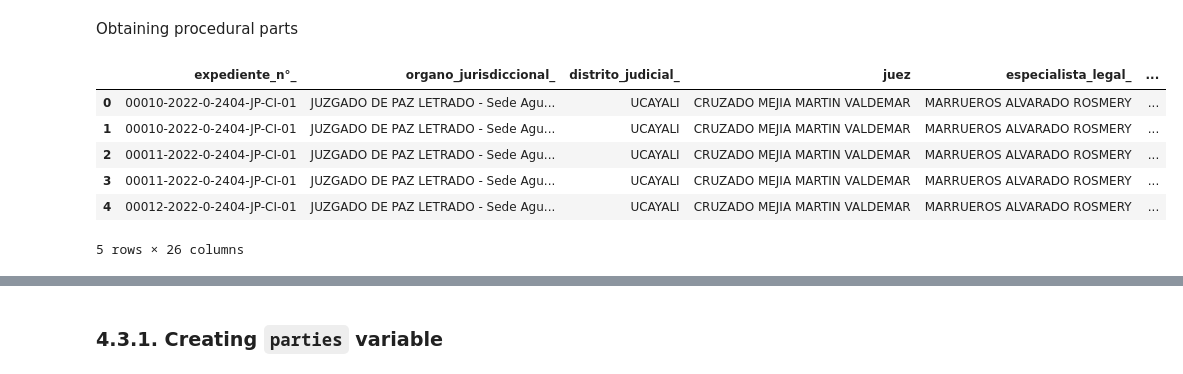
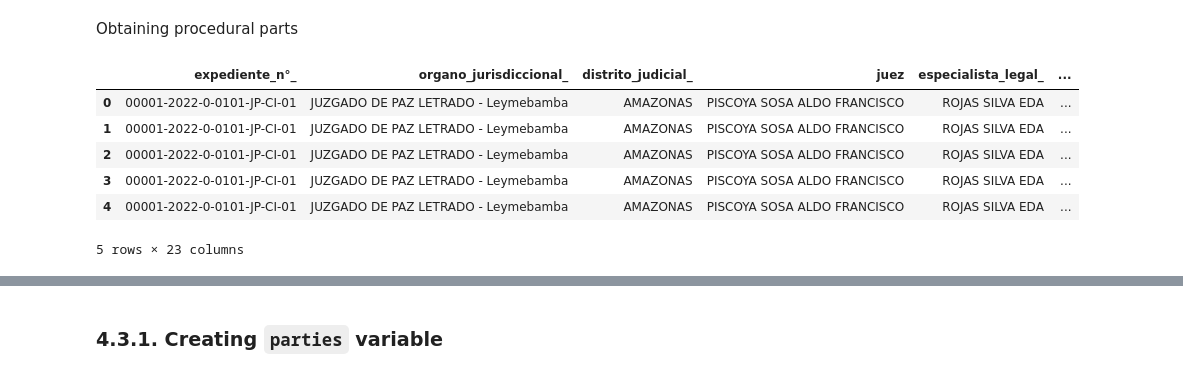
Before and after one commit to mgutierrezc/peru-amag-stats, a Jupyter notebook: case_outcomes/Case Outcomes for Amag II.ipynb, the cells around one changed output, grey strips where cells are left out. Saved outputs shown, nothing was run; the diff lists cells and outputs as text; code cells hidden in the pictures.

Commit message:
base version of case outcomes w amag i and ii

```diff
--- a/case_outcomes/Case Outcomes for Amag II.ipynb
+++ b/case_outcomes/Case Outcomes for Amag II.ipynb
@@ -829,14 +892,14 @@ reportes_amag.to_csv(dc_interm_path + "/reportes_amag_ii_clean.csv")
 # %% [markdown]
 Obtaining procedural parts
 # %%
-procedural_parts_amag_ii_raw = read_pickle("procedural_parts_amag_ii_raw.pkl", dc_temp_path)
+procedural_parts_amag_raw = read_pickle("procedural_parts_amag_raw.pkl", dc_temp_path)
 # %%
-procedural_parts_amag_ii_raw.head()
+procedural_parts_amag_raw.head()
 # %% [output]
 |  | expediente_n°_ | organo_jurisdiccional_ | distrito_judicial_ | juez | especialista_legal_ | ... |
-| 0 | 00010-2022-0-2404-JP-CI-01 | JUZGADO DE PAZ LETRADO - Sede Agu... | UCAYALI | CRUZADO MEJIA MARTIN VALDEMAR | MARRUEROS ALVARADO ROSMERY | ... |
-| 1 | 00010-2022-0-2404-JP-CI-01 | JUZGADO DE PAZ LETRADO - Sede Agu... | UCAYALI | CRUZADO MEJIA MARTIN VALDEMAR | MARRUEROS ALVARADO ROSMERY | ... |
-| 2 | 00011-2022-0-2404-JP-CI-01 | JUZGADO DE PAZ LETRADO - Sede Agu... | UCAYALI | CRUZADO MEJIA MARTIN VALDEMAR | MARRUEROS ALVARADO ROSMERY | ... |
-| 3 | 00011-2022-0-2404-JP-CI-01 | JUZGADO DE PAZ LETRADO - Sede Agu... | UCAYALI | CRUZADO MEJIA MARTIN VALDEMAR | MARRUEROS ALVARADO ROSMERY | ... |
-| 4 | 00012-2022-0-2404-JP-CI-01 | JUZGADO DE PAZ LETRADO - Sede Agu... | UCAYALI | CRUZADO MEJIA MARTIN VALDEMAR | MARRUEROS ALVARADO ROSMERY | ... |
+| 0 | 00001-2022-0-0101-JP-CI-01 | JUZGADO DE PAZ LETRADO - Leymebamba | AMAZONAS | PISCOYA SOSA ALDO FRANCISCO | ROJAS SILVA EDA | ... |
+| 1 | 00001-2022-0-0101-JP-CI-01 | JUZGADO DE PAZ LETRADO - Leymebamba | AMAZONAS | PISCOYA SOSA ALDO FRANCISCO | ROJAS SILVA EDA | ... |
+| 2 | 00001-2022-0-0101-JP-CI-01 | JUZGADO DE PAZ LETRADO - Leymebamba | AMAZONAS | PISCOYA SOSA ALDO FRANCISCO | ROJAS SILVA EDA | ... |
+| 3 | 00001-2022-0-0101-JP-CI-01 | JUZGADO DE PAZ LETRADO - Leymebamba | AMAZONAS | PISCOYA SOSA ALDO FRANCISCO | ROJAS SILVA EDA | ... |
+| 4 | 00001-2022-0-0101-JP-CI-01 | JUZGADO DE PAZ LETRADO - Leymebamba | AMAZONAS | PISCOYA SOSA ALDO FRANCISCO | ROJAS SILVA EDA | ... |
-5 rows × 26 columns
+5 rows × 23 columns
```
Also changed, not shown: parts of 234 cells of this notebook.
